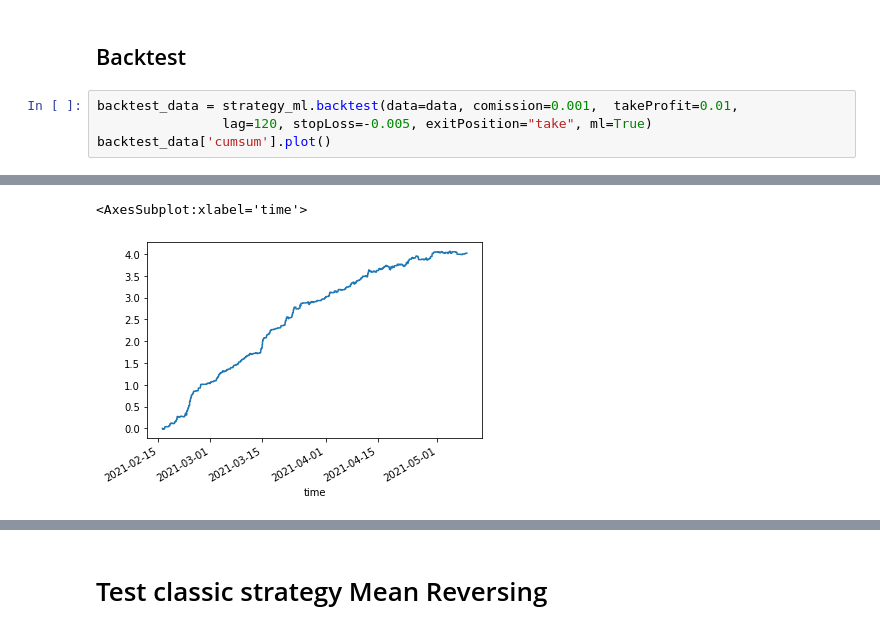
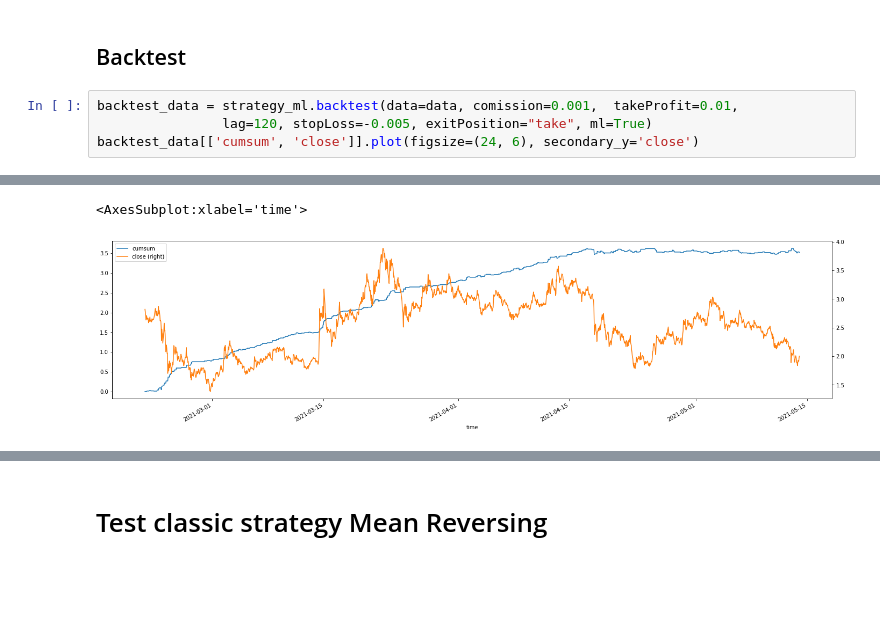
Before and after one commit to sergio12S/mean-reversing-bitcoin, a Jupyter notebook: strategies/settings.ipynb, the cells around one changed output, grey strips where cells are left out. Saved outputs shown, nothing was run; the diff lists cells and outputs as text; blank space fills up the shorter version.

```diff
--- a/strategies/settings.ipynb
+++ b/strategies/settings.ipynb
@@ -65,5 +65,5 @@ strategy_ml.create_machine_learning_models(data=data, split_train=0.7)
 # %%
 backtest_data = strategy_ml.backtest(data=data, comission=0.001,  takeProfit=0.01,
                 lag=120, stopLoss=-0.005, exitPosition="take", ml=True)
-backtest_data['cumsum'].plot()
+backtest_data[['cumsum', 'close']].plot(figsize=(24, 6), secondary_y='close')
 # %% [output]
@@ -71,5 +71,5 @@ backtest_data['cumsum'].plot()
 <AxesSubplot:xlabel='time'>
-[figure, old version]
+[figure, new version]
 # %%
 backtest_data[backtest_data['signal']!=0]['return'].hist()
 backtest_data.loc[:, 'count_return'] = np.where(backtest_data['return'] > 0, 1, backtest_data['return'])
```
Also changed, not shown: parts of 8 cells of this notebook, 7 other files.
